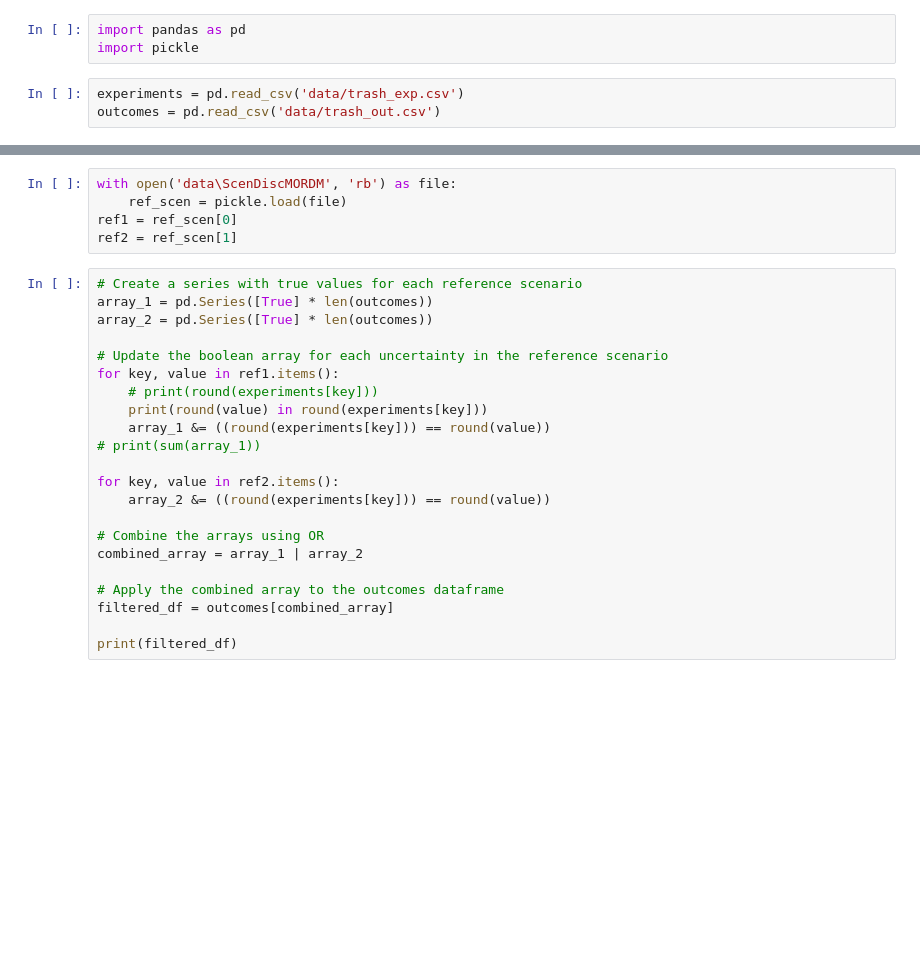
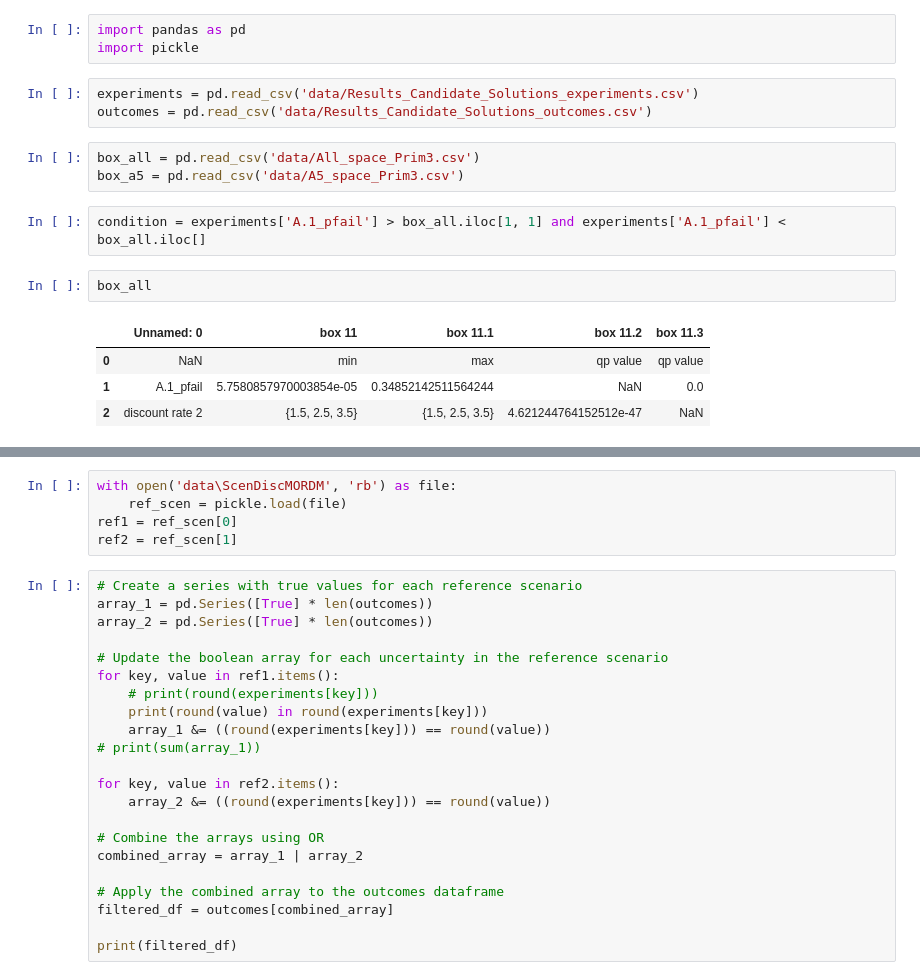
Before and after one commit to roesel1/EPA141A---MD, a Jupyter notebook: final assignment/test_trash.ipynb, the cells around one changed output, grey strips where cells are left out. Drawn from its saved outputs; the diff is of its cells as text; blank space fills up the shorter version.

```diff
--- a/final assignment/test_trash.ipynb
+++ b/final assignment/test_trash.ipynb
@@ -2,5 +2,17 @@
 import pandas as pd
 import pickle
 # %%
-experiments = pd.read_csv('data/trash_exp.csv')
-outcomes = pd.read_csv('data/trash_out.csv')
+experiments = pd.read_csv('data/Results_Candidate_Solutions_experiments.csv')
+outcomes = pd.read_csv('data/Results_Candidate_Solutions_outcomes.csv')
+# %%
+box_all = pd.read_csv('data/All_space_Prim3.csv')
+box_a5 = pd.read_csv('data/A5_space_Prim3.csv')
+# %%
+condition = experiments['A.1_pfail'] > box_all.iloc[1, 1] and experiments['A.1_pfail'] < box_all.iloc[]
+# %%
+box_all
+# %% [output]
+|  | Unnamed: 0 | box 11 | box 11.1 | box 11.2 | box 11.3 |
+| 0 | NaN | min | max | qp value | qp value |
+| 1 | A.1_pfail | 5.7580857970003854e-05 | 0.34852142511564244 | NaN | 0.0 |
+| 2 | discount rate 2 | {1.5, 2.5, 3.5} | {1.5, 2.5, 3.5} | 4.621244764152512e-47 | NaN |
```
Also changed, not shown: parts of 3 cells of this notebook, 7 other files.
